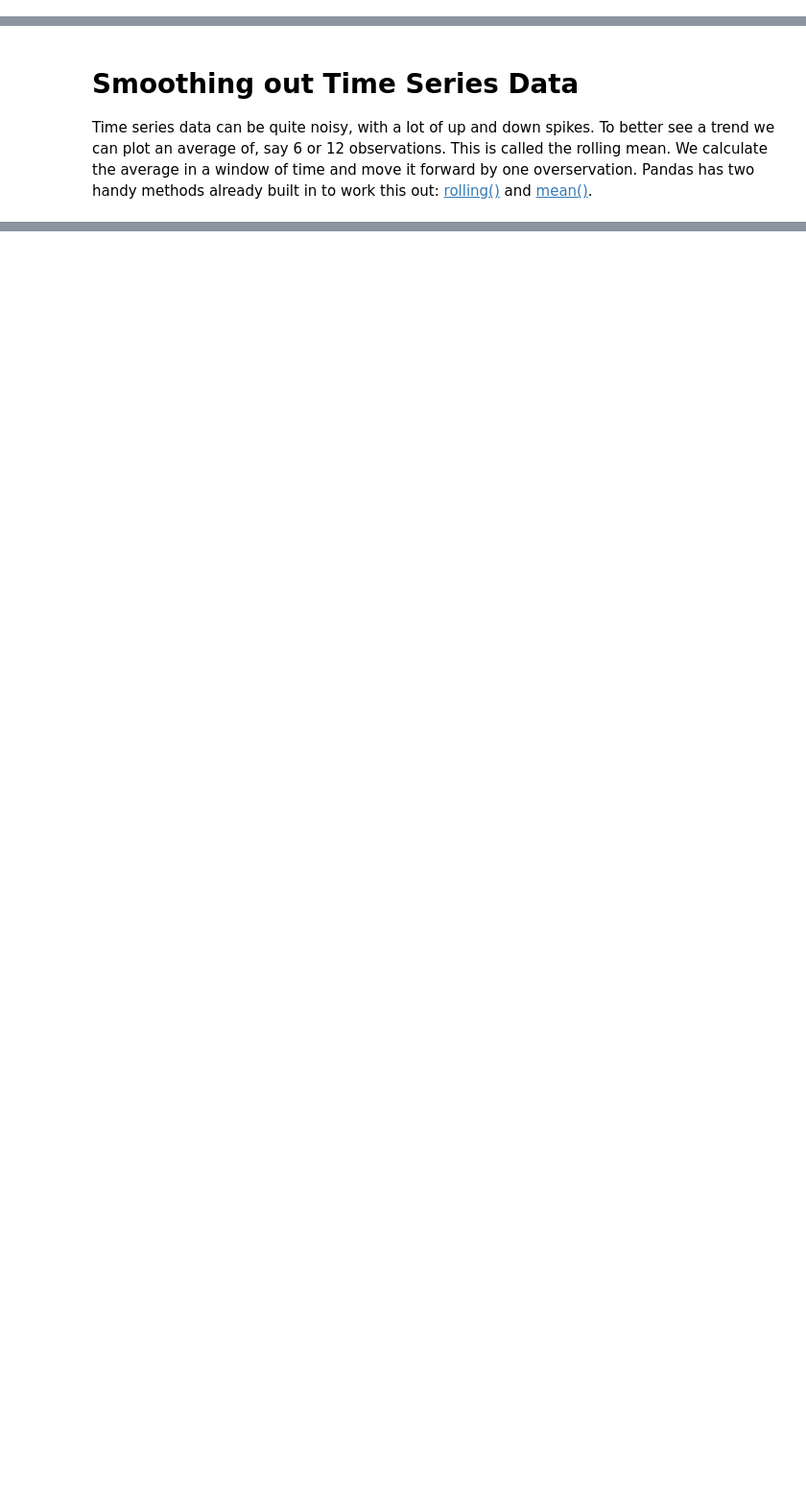
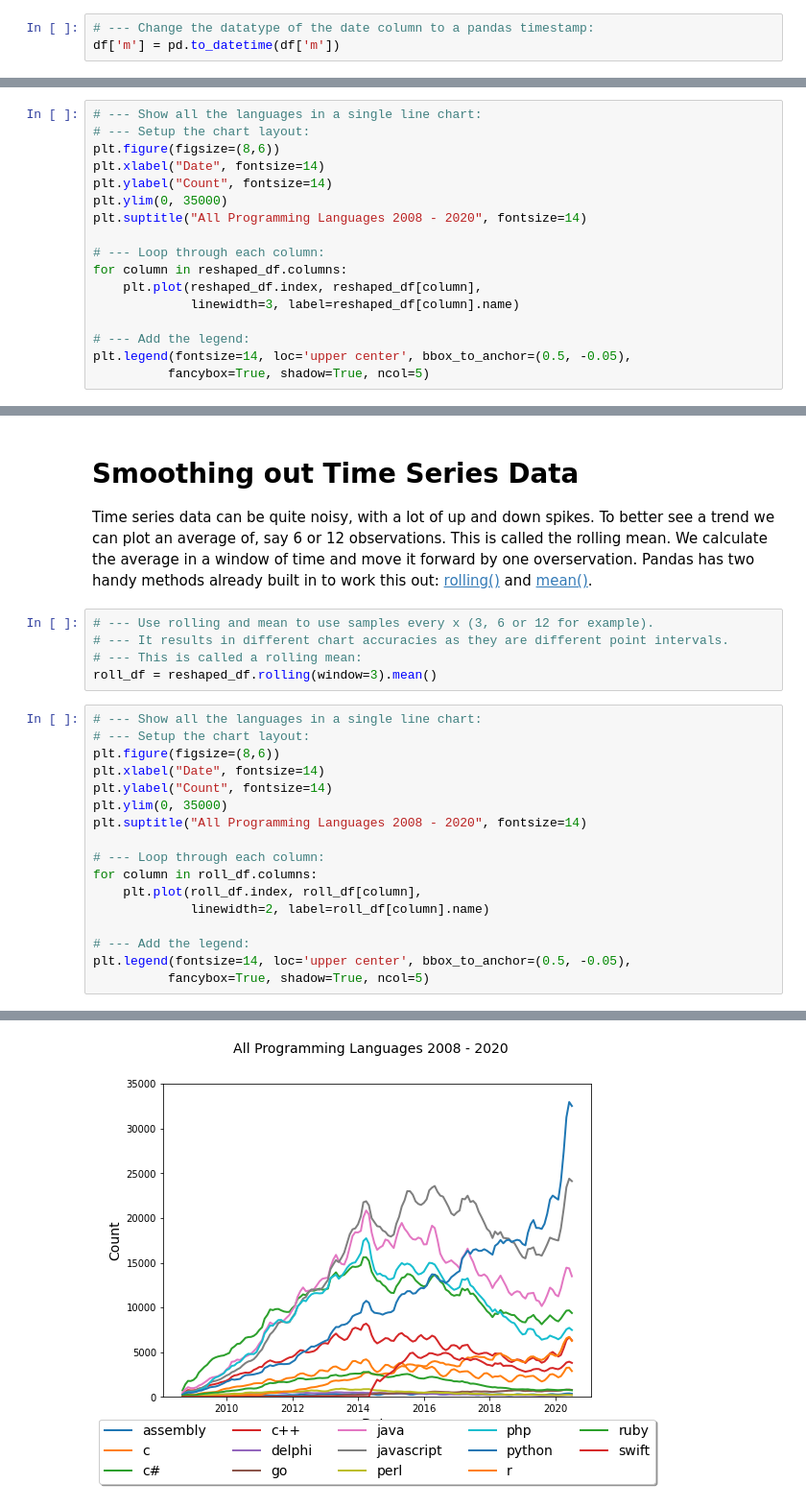
Before and after one commit to York13Pud/python-100-days-of-code, a Jupyter notebook: days-070-to-079/day-072-matplotlib/01-matplotlib.ipynb, the cells around one changed output, grey strips where cells are left out. Shown at 96% size. Drawn from its saved outputs; the diff is of its cells as text; blank space fills up the shorter version.

```diff
--- a/days-070-to-079/day-072-matplotlib/01-matplotlib.ipynb
+++ b/days-070-to-079/day-072-matplotlib/01-matplotlib.ipynb
@@ -60,0 +70,3 @@ Let's fix the date format to make it more readable. We need to use Pandas to cha
+# %%
+# --- Change the datatype of the date column to a pandas timestamp:
+df['m'] = pd.to_datetime(df['m'])
@@ -71,2 +125,19 @@ Let's fix the date format to make it more readable. We need to use Pandas to cha
+# %%
+# --- Show all the languages in a single line chart:
+# --- Setup the chart layout:
+plt.figure(figsize=(8,6))
+plt.xlabel("Date", fontsize=14)
+plt.ylabel("Count", fontsize=14)
+plt.ylim(0, 35000)
+plt.suptitle("All Programming Languages 2008 - 2020", fontsize=14)
+
+# --- Loop through each column:
+for column in reshaped_df.columns:
+    plt.plot(reshaped_df.index, reshaped_df[column],
+             linewidth=3, label=reshaped_df[column].name)
+
+# --- Add the legend:
+plt.legend(fontsize=14, loc='upper center', bbox_to_anchor=(0.5, -0.05),
+          fancybox=True, shadow=True, ncol=5)
 # %% [markdown]
 **Challenge**: Show two line (e.g. for Java and Python) on the same chart.
@@ -74,3 +154,26 @@ Let's fix the date format to make it more readable. We need to use Pandas to cha
 # Smoothing out Time Series Data
 
 Time series data can be quite noisy, with a lot of up and down spikes. To better see a trend we can plot an average of, say 6 or 12 observations. This is called the rolling mean. We calculate the average in a window of time and move it forward by one overservation. Pandas has two handy methods already built in to work this out: [rolling()](https://pandas.pydata.org/pandas-docs/stable/reference/api/pandas.DataFrame.rolling.html) and [mean()](https://pandas.pydata.org/pandas-docs/stable/reference/api/pandas.core.window.rolling.Rolling.mean.html).
+# %%
+# --- Use rolling and mean to use samples every x (3, 6 or 12 for example).
+# --- It results in different chart accuracies as they are different point intervals.
+# --- This is called a rolling mean:
+roll_df = reshaped_df.rolling(window=3).mean()
+# %%
+# --- Show all the languages in a single line chart:
+# --- Setup the chart layout:
+plt.figure(figsize=(8,6))
+plt.xlabel("Date", fontsize=14)
+plt.ylabel("Count", fontsize=14)
+plt.ylim(0, 35000)
+plt.suptitle("All Programming Languages 2008 - 2020", fontsize=14)
+
+# --- Loop through each column:
+for column in roll_df.columns:
+    plt.plot(roll_df.index, roll_df[column],
+             linewidth=2, label=roll_df[column].name)
+
+# --- Add the legend:
+plt.legend(fontsize=14, loc='upper center', bbox_to_anchor=(0.5, -0.05),
+          fancybox=True, shadow=True, ncol=5)
+# %% [output]
@@ -76,0 +181 @@ Time series data can be quite noisy, with a lot of up and down spikes. To better
+[figure, added]
```
Also changed, not shown: parts of 17 cells of this notebook.
